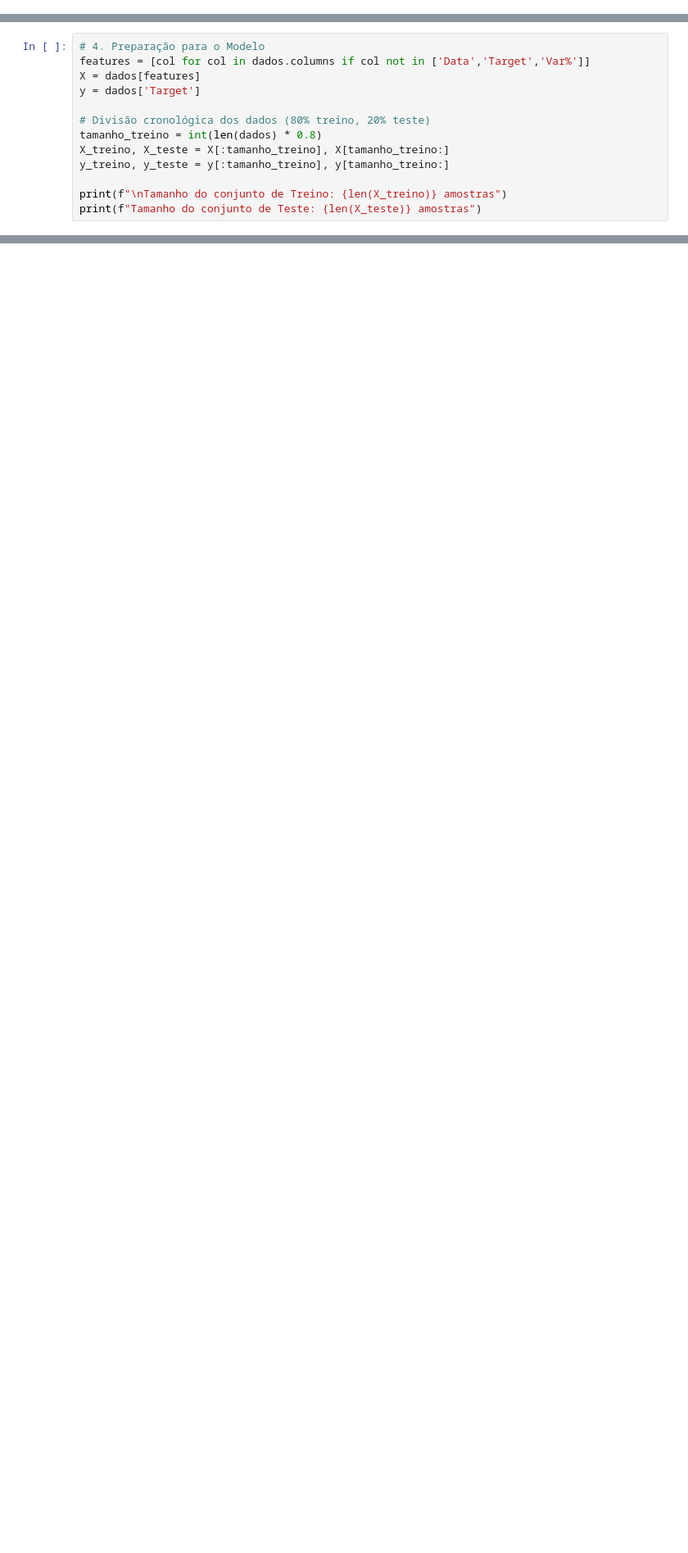
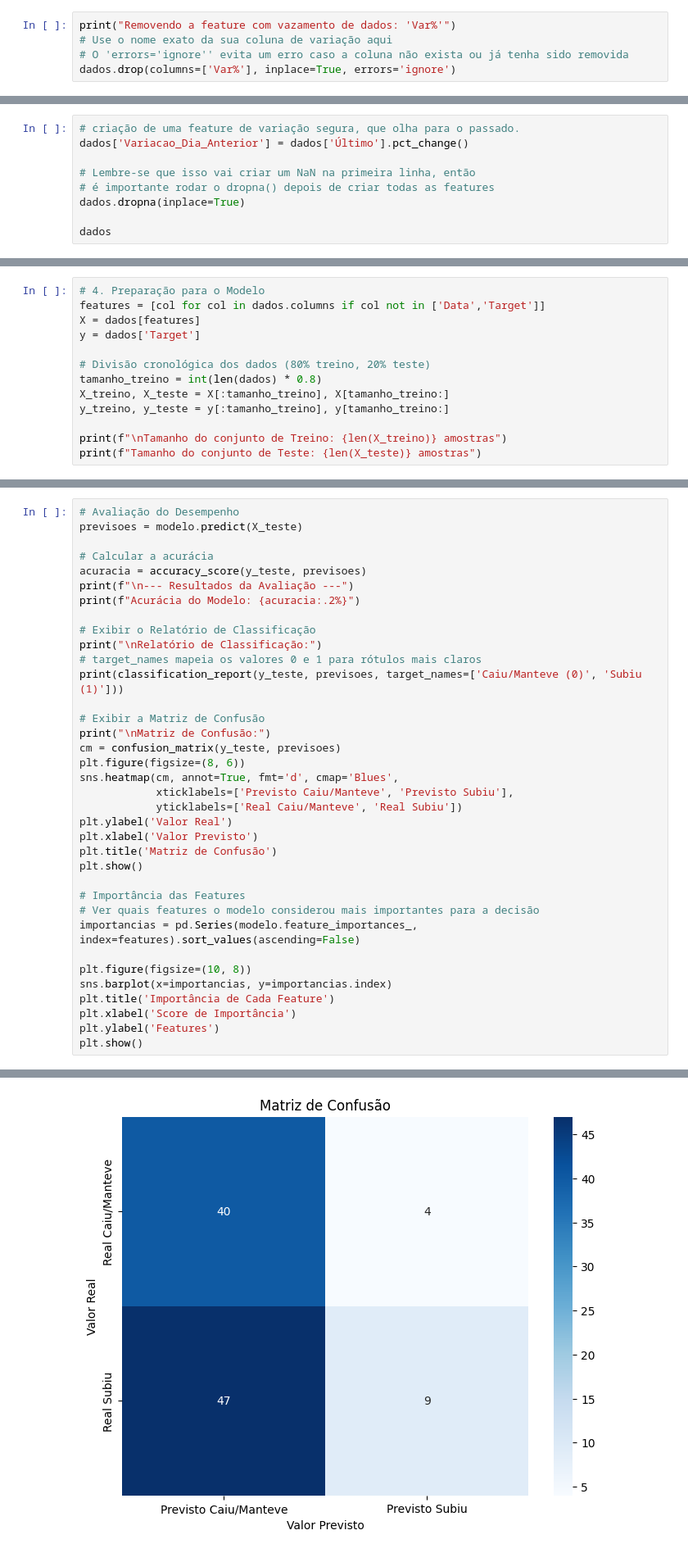
Before and after one commit to willianncardoso/IBOVESPA, a Jupyter notebook: PosFIAP_T2.ipynb, the cells around one changed output, grey strips where cells are left out. Shown at 82% size. Drawn from its saved outputs; the diff is of its cells as text; blank space fills up the shorter version.

```diff
--- a/PosFIAP_T2.ipynb
+++ b/PosFIAP_T2.ipynb
@@ -118,0 +110,5 @@ dados
+# %%
+print("Removendo a feature com vazamento de dados: 'Var%'")
+# Use o nome exato da sua coluna de variação aqui
+# O 'errors='ignore'' evita um erro caso a coluna não exista ou já tenha sido removida
+dados.drop(columns=['Var%'], inplace=True, errors='ignore')
@@ -118,0 +117,9 @@ dados
+# %%
+# criação de uma feature de variação segura, que olha para o passado.
+dados['Variacao_Dia_Anterior'] = dados['Último'].pct_change()
+
+# Lembre-se que isso vai criar um NaN na primeira linha, então
+# é importante rodar o dropna() depois de criar todas as features
+dados.dropna(inplace=True)
+
+dados
@@ -119,6 +141,6 @@ dados
 # %%
 # 4. Preparação para o Modelo
-features = [col for col in dados.columns if col not in ['Data','Target','Var%']]
+features = [col for col in dados.columns if col not in ['Data','Target']]
 X = dados[features]
 y = dados['Target']
 
@@ -146,3 +167,40 @@ modelo = RandomForestClassifier(n_estimators=100, random_state=42, n_jobs=-1)
 modelo.fit(X_treino, y_treino)
 # %% [output]
 RandomForestClassifier(n_jobs=-1, random_state=42)
+# %%
+# Avaliação do Desempenho
+previsoes = modelo.predict(X_teste)
+
+# Calcular a acurácia
+acuracia = accuracy_score(y_teste, previsoes)
+print(f"\n--- Resultados da Avaliação ---")
+print(f"Acurácia do Modelo: {acuracia:.2%}")
+
+# Exibir o Relatório de Classificação
+print("\nRelatório de Classificação:")
+# target_names mapeia os valores 0 e 1 para rótulos mais claros
+print(classification_report(y_teste, previsoes, target_names=['Caiu/Manteve (0)', 'Subiu (1)']))
+
+# Exibir a Matriz de Confusão
+print("\nMatriz de Confusão:")
+cm = confusion_matrix(y_teste, previsoes)
+plt.figure(figsize=(8, 6))
+sns.heatmap(cm, annot=True, fmt='d', cmap='Blues',
+            xticklabels=['Previsto Caiu/Manteve', 'Previsto Subiu'],
+            yticklabels=['Real Caiu/Manteve', 'Real Subiu'])
+plt.ylabel('Valor Real')
+plt.xlabel('Valor Previsto')
+plt.title('Matriz de Confusão')
+plt.show()
+
+# Importância das Features
+# Ver quais features o modelo considerou mais importantes para a decisão
+importancias = pd.Series(modelo.feature_importances_, index=features).sort_values(ascending=False)
+
+plt.figure(figsize=(10, 8))
+sns.barplot(x=importancias, y=importancias.index)
+plt.title('Importância de Cada Feature')
+plt.xlabel('Score de Importância')
+plt.ylabel('Features')
+plt.show()
+# %% [output]
@@ -148,0 +222 @@ RandomForestClassifier(n_jobs=-1, random_state=42)
+[figure, added]
```
Also changed, not shown: parts of 25 cells of this notebook.
